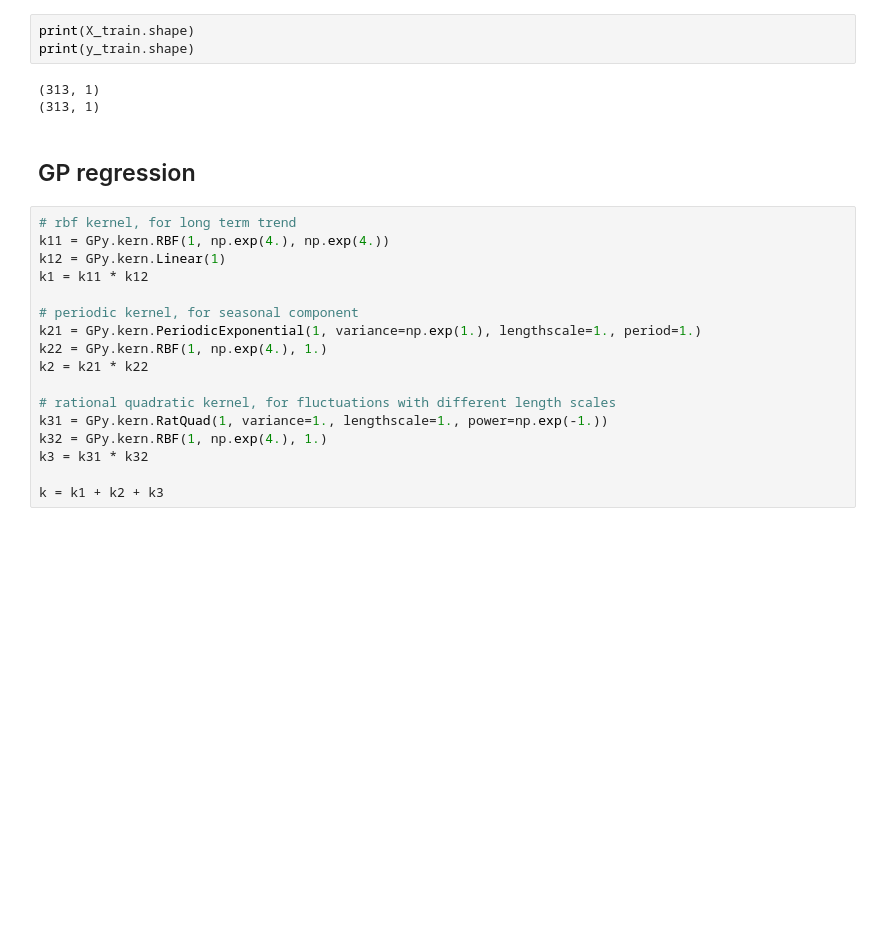
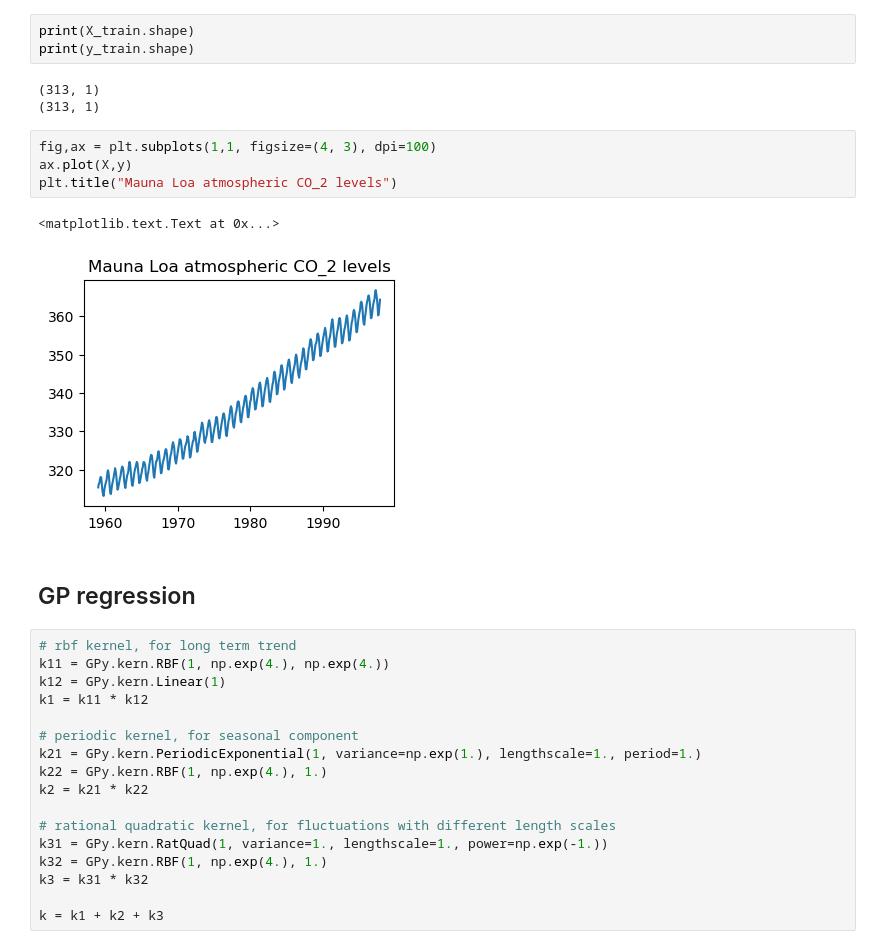
Before and after one commit to leowyy/simple-GP, a Jupyter notebook: demo/maunaloa.ipynb, the cells around one changed output. Cells and saved outputs as stored; diff of their text form; blank space fills up the shorter version.

Commit message:
Clean up mauna loa

```diff
--- a/demo/maunaloa.ipynb
+++ b/demo/maunaloa.ipynb
@@ -33,6 +33,13 @@ print(y_train.shape)
 # %% [output]
 (313, 1)
 (313, 1)
+# %%
+fig,ax = plt.subplots(1,1, figsize=(4, 3), dpi=100)
+ax.plot(X,y)
+plt.title("Mauna Loa atmospheric CO_2 levels")
+# %% [output]
+<matplotlib.text.Text at 0x...>
+[figure, added]
 # %% [markdown]
 ## GP regression
 # %%
```
Also changed, not shown: parts of 9 cells of this notebook.
